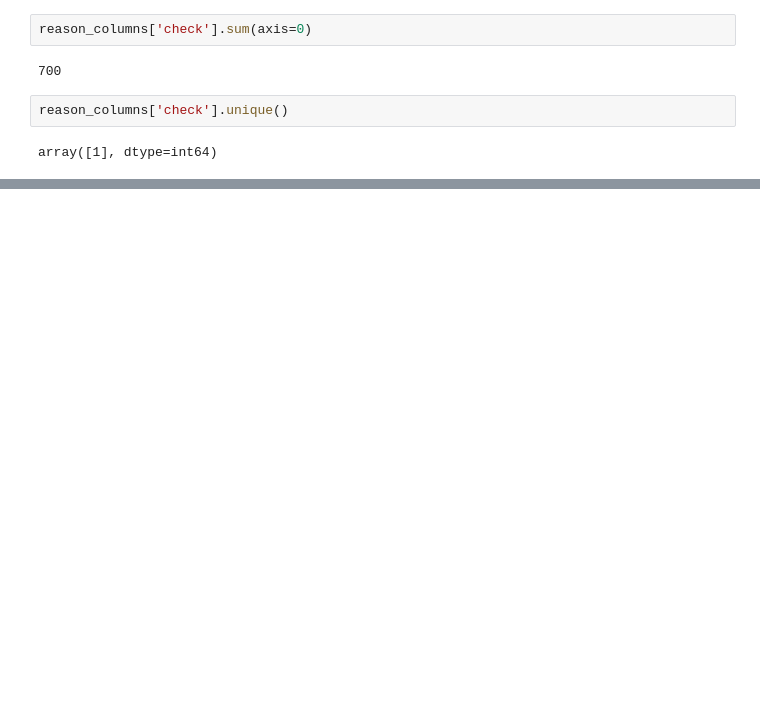
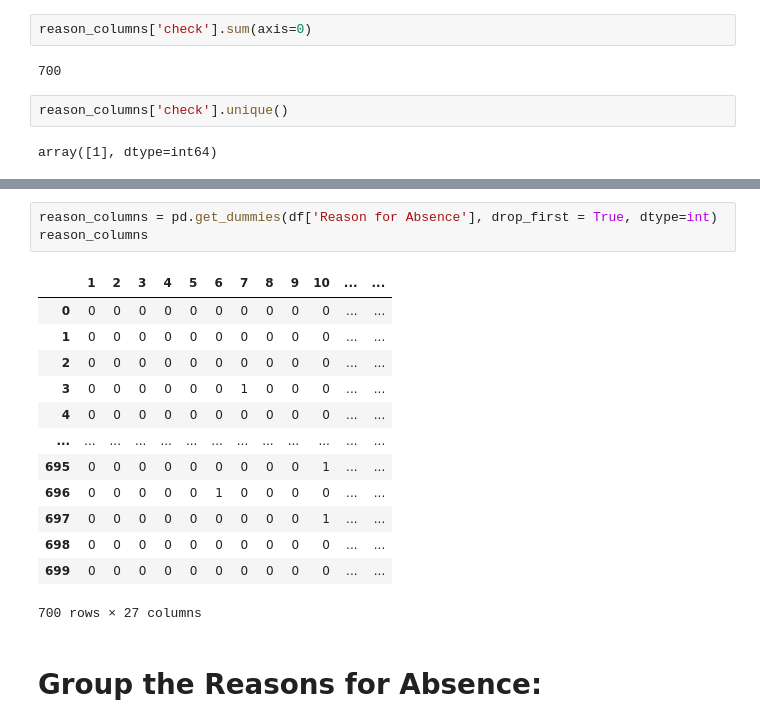
Before and after one commit to mjoshua97241/Data-Science-Training, a Jupyter notebook: Case Study/Absenteeism_Data.ipynb, the cells around one changed output, grey strips where cells are left out. Saved outputs shown, nothing was run; the diff lists cells and outputs as text; blank space fills up the shorter version.

```diff
--- a/Case Study/Absenteeism_Data.ipynb
+++ b/Case Study/Absenteeism_Data.ipynb
@@ -223,0 +204,19 @@ reason_columns
+# %%
+reason_columns = pd.get_dummies(df['Reason for Absence'], drop_first = True, dtype=int)
+reason_columns
+# %% [output]
+|  | 1 | 2 | 3 | 4 | 5 | 6 | 7 | 8 | 9 | 10 | ... | ... |
+| 0 | 0 | 0 | 0 | 0 | 0 | 0 | 0 | 0 | 0 | 0 | ... | ... |
+| 1 | 0 | 0 | 0 | 0 | 0 | 0 | 0 | 0 | 0 | 0 | ... | ... |
+| 2 | 0 | 0 | 0 | 0 | 0 | 0 | 0 | 0 | 0 | 0 | ... | ... |
+| 3 | 0 | 0 | 0 | 0 | 0 | 0 | 1 | 0 | 0 | 0 | ... | ... |
+| 4 | 0 | 0 | 0 | 0 | 0 | 0 | 0 | 0 | 0 | 0 | ... | ... |
+| ... | ... | ... | ... | ... | ... | ... | ... | ... | ... | ... | ... | ... |
+| 695 | 0 | 0 | 0 | 0 | 0 | 0 | 0 | 0 | 0 | 1 | ... | ... |
+| 696 | 0 | 0 | 0 | 0 | 0 | 1 | 0 | 0 | 0 | 0 | ... | ... |
+| 697 | 0 | 0 | 0 | 0 | 0 | 0 | 0 | 0 | 0 | 1 | ... | ... |
+| 698 | 0 | 0 | 0 | 0 | 0 | 0 | 0 | 0 | 0 | 0 | ... | ... |
+| 699 | 0 | 0 | 0 | 0 | 0 | 0 | 0 | 0 | 0 | 0 | ... | ... |
+700 rows × 27 columns
+# %% [markdown]
+# Group the Reasons for Absence:
```
Also changed, not shown: parts of 26 cells of this notebook, 1 other file.
